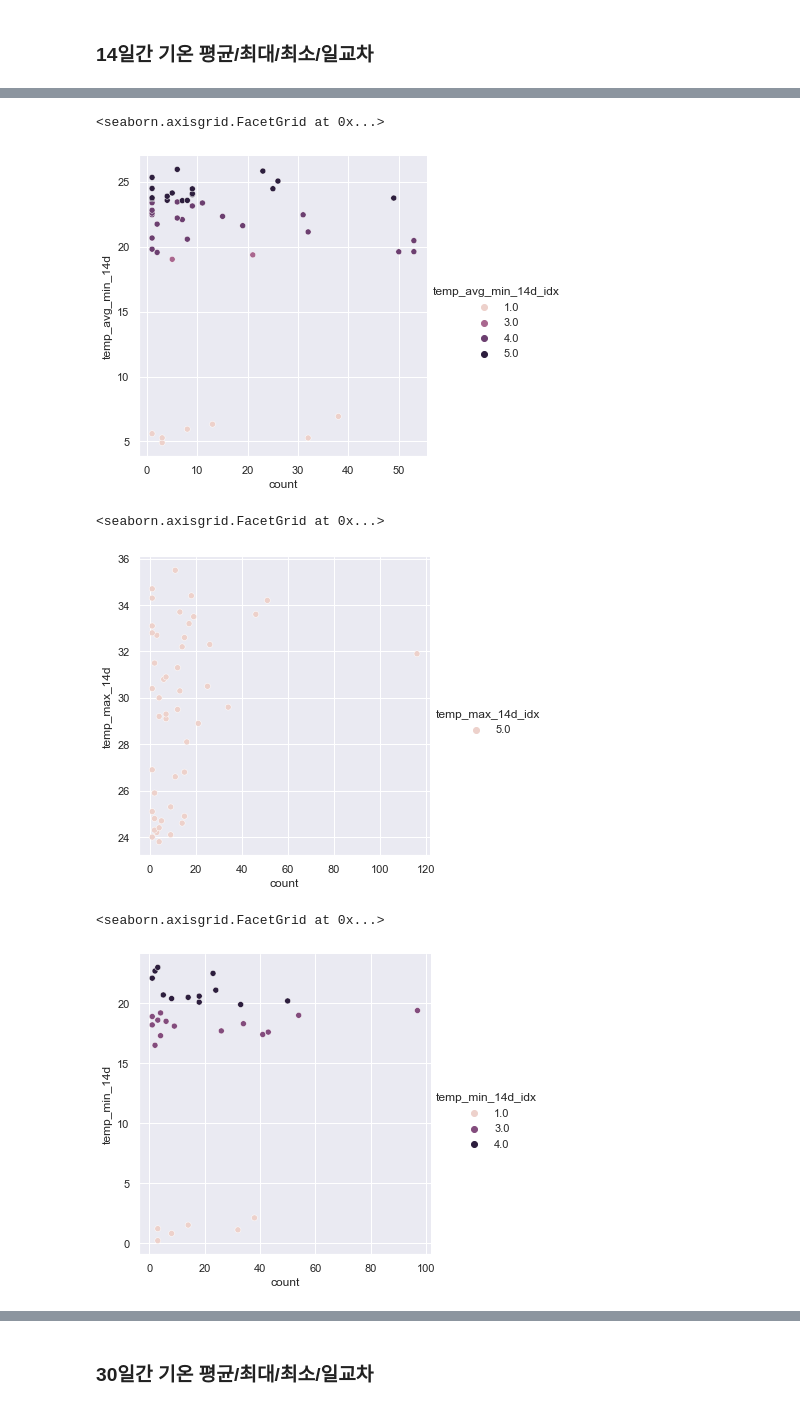
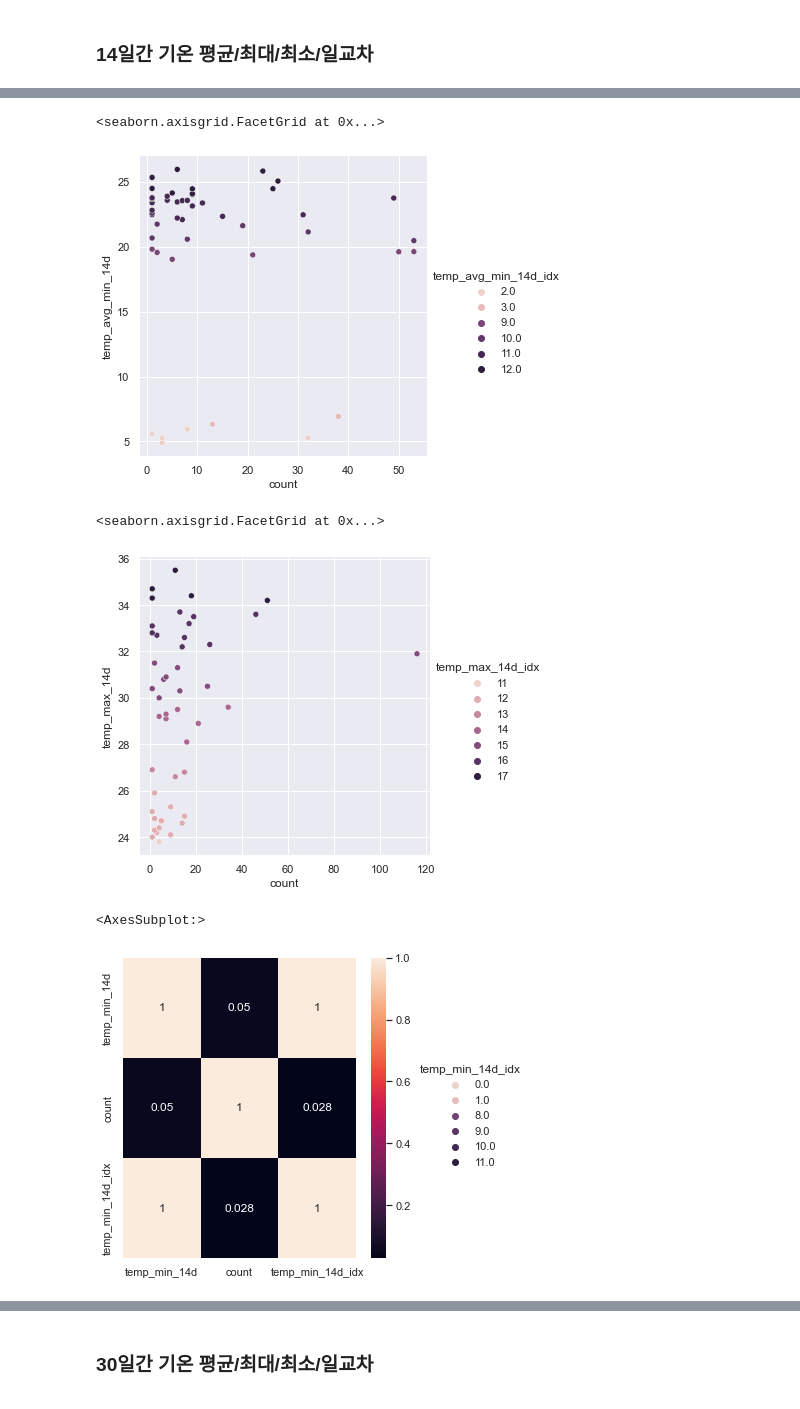
Before and after one commit to hoochh/python_lecture, a Jupyter notebook: project/220705_포트홀-기온.ipynb, the cells around one changed output, grey strips where cells are left out. Saved outputs shown, nothing was run; the diff lists cells and outputs as text; code cells hidden in the pictures.

```diff
--- a/project/220705_포트홀-기온.ipynb
+++ b/project/220705_포트홀-기온.ipynb
@@ -46,7 +46,7 @@ pothole_df
 |  | 2308078 | 1 |
 622 rows × 1 columns
 # %%
-temp_days_df = pd.read_csv('data/데이터원소화/전체날씨데이터/7_14_30일간_기온_평균최대_평균최소_최대일교차_최대기온_최소기온_index.csv')
+temp_days_df = pd.read_csv('data/데이터원소화/전체날씨데이터/7_14_30일간_기온_평균최대_평균최소_최대일교차_최대기온_최소기온.csv')
 
 temp_days_df = temp_days_df.set_index(['date','region_id'])
 
@@ -114,17 +115,18 @@ merge_td_tavg_min = merge_td.groupby('temp_avg_min_14d',as_index=False).agg({'co
 sns.relplot(x='count', y='temp_avg_min_14d',hue='temp_avg_min_14d_idx',data=merge_td_tavg_min)
 # %% [output]
 <seaborn.axisgrid.FacetGrid at 0x...>
-[figure, old version]
+[figure, new version]
 # %%
 merge_td_tmax = merge_td.groupby('temp_max_14d',as_index=False).agg({'count':'count', 'temp_max_14d_idx':'mean'})
 sns.relplot(x='count', y='temp_max_14d',hue='temp_max_14d_idx',data=merge_td_tmax)
 # %% [output]
 <seaborn.axisgrid.FacetGrid at 0x...>
-[figure, old version]
+[figure, new version]
 # %%
 merge_td_tmin = merge_td.groupby('temp_min_14d',as_index=False).agg({'count':'count', 'temp_min_14d_idx':'mean'})
 sns.relplot(x='count', y='temp_min_14d',hue='temp_min_14d_idx',data=merge_td_tmin)
+sns.heatmap(merge_td_tmin.corr(), annot=True)
 # %% [output]
-<seaborn.axisgrid.FacetGrid at 0x...>
+<AxesSubplot:>
-[figure, old version]
+[figure, new version]
 # %%
```
Also changed, not shown: parts of 16 cells of this notebook, 9 other files.
